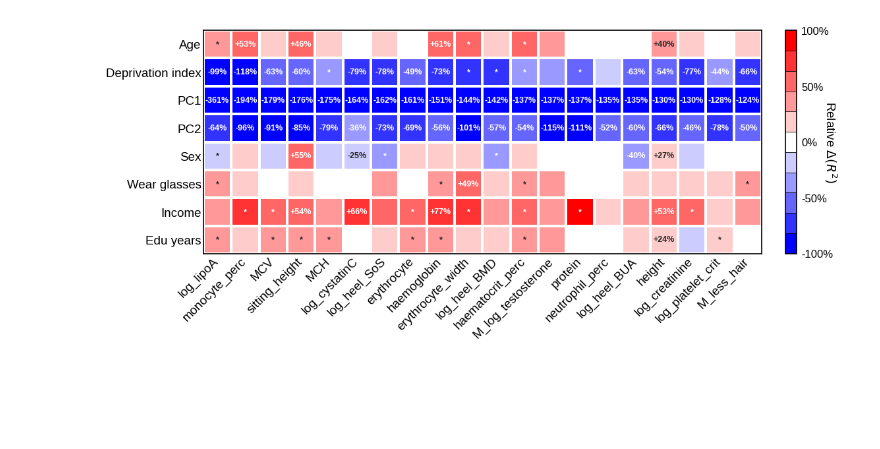
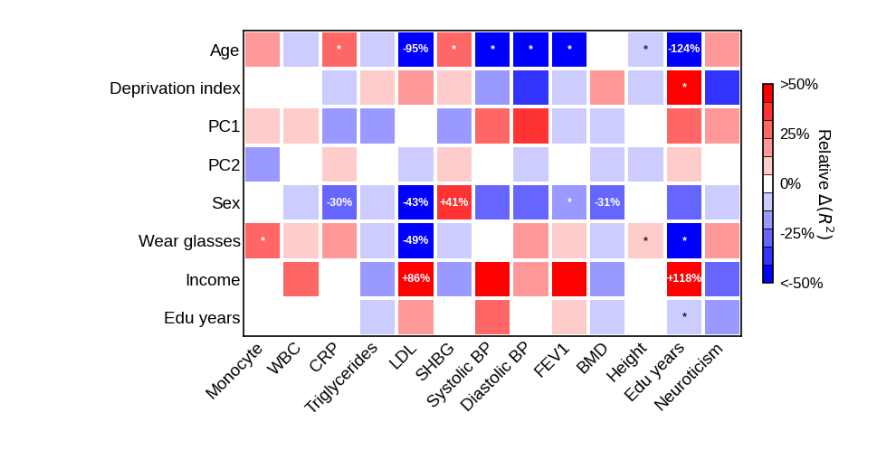
Before and after one commit to KangchengHou/calpred-manuscript, a Jupyter notebook: experiments/r2-diff/02-plot-r2.ipynb, the cells around one changed output. Cells and saved outputs as stored; diff of their text form; code cells hidden in the pictures; blank space fills up the shorter version.

```diff
--- a/experiments/r2-diff/02-plot-r2.ipynb
+++ b/experiments/r2-diff/02-plot-r2.ipynb
@@ -101,7 +115,3 @@ df_diff_pval = df_diff_pval.loc[:, trait_list]
-# %%
-plot_trait_list = (
-    df_diff.abs().max(axis=0).sort_values(ascending=False).iloc[0:20].index
-)
 # %%
 df_diff_plot = df_diff[plot_trait_list]
 df_pval_plot = df_diff_pval[plot_trait_list]
@@ -117,6 +127,22 @@ for r in df_diff_plot.index:
             annot = ""
         df_annot.loc[r, c] = annot
 # %%
+xtick_map = {
+    "log_monocyte": "Monocyte",
+    "log_leukocyte": "WBC",
+    "log_CRP": "CRP",
+    "log_triglycerides": "Triglycerides",
+    "LDL": "LDL",
+    "log_SHBG": "SHBG",
+    "systolic_BP": "Systolic BP",
+    "diastolic_BP": "Diastolic BP",
+    "FEV1": "FEV1",
+    "log_heel_BMD": "BMD",
+    "height": "Height",
+    "years_of_edu": "Edu years",
+    "neuroticism": "Neuroticism",
+}
+
 ytick_map = {
     "AGE": "Age",
     "DEPRIVATION_INDEX": "Deprivation index",
@@ -134,38 +160,38 @@ fig, ax = plot_heatmap(
     annot_kws={"fontsize": 6, "weight": "bold"},
     cmap=plt.get_cmap("bwr", 11),
     squaresize=45,
-    heatmap_vmin=-1.0,
-    heatmap_vmax=1.0,
+    heatmap_vmin=-0.5,
+    heatmap_vmax=0.5,
     heatmap_linecolor="white",
     heatmap_linewidths=1.0,
     heatmap_cbar_kws=dict(
         use_gridspec=False,
         location="right",
         fraction=0.0188,
         pad=0.04,
         drawedges=True,
     ),
 )
 ax.set_xlabel(None)
-ax.set_xticklabels([x.get_text() for x in ax.get_xticklabels()], fontsize=9)
+ax.set_xticklabels([xtick_map[x.get_text()] for x in ax.get_xticklabels()], fontsize=9)
 
 ax.set_ylabel(None)
 ax.set_yticklabels([ytick_map[y.get_text()] for y in ax.get_yticklabels()], fontsize=9)
 
 cbar = ax.collections[0].colorbar
-cbar.set_ticks([-1, -0.5, 0, 0.5, 1.0])
-cbar.set_ticklabels(["-100%", "-50%", "0%", "50%", "100%"])
-cbar.ax.set_ylabel("Relative $\Delta (R^2)$", rotation=270, fontsize=9)
+cbar.set_ticks([-0.5, -0.25, 0, 0.25, 0.5])
+cbar.set_ticklabels(["<-50%", "-25%", "0%", "25%", ">50%"])
+cbar.ax.set_ylabel("Relative $\Delta (R^2)$", rotation=270, fontsize=9, labelpad=6.0)
 cbar.outline.set_edgecolor("black")
 cbar.outline.set_linewidth(0.8)
 
 cbar.ax.tick_params(labelsize=8)
 cbar.ax.tick_params(size=0)
 
 for _, spine in ax.spines.items():
     spine.set_visible(True)
 
 fig.savefig(f"results/heatmap.{group}.pdf", bbox_inches="tight")
 fig.show()
 # %% [output]
-[figure, old version]
+[figure, new version]
```
Also changed, not shown: parts of 3 cells of this notebook, 7 other files.
